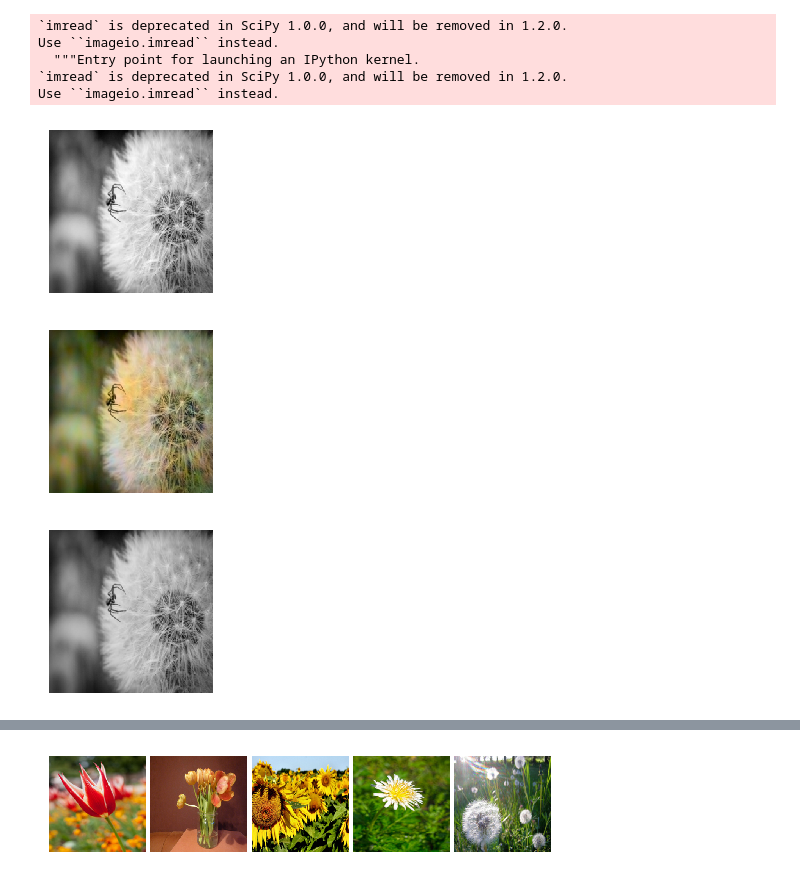
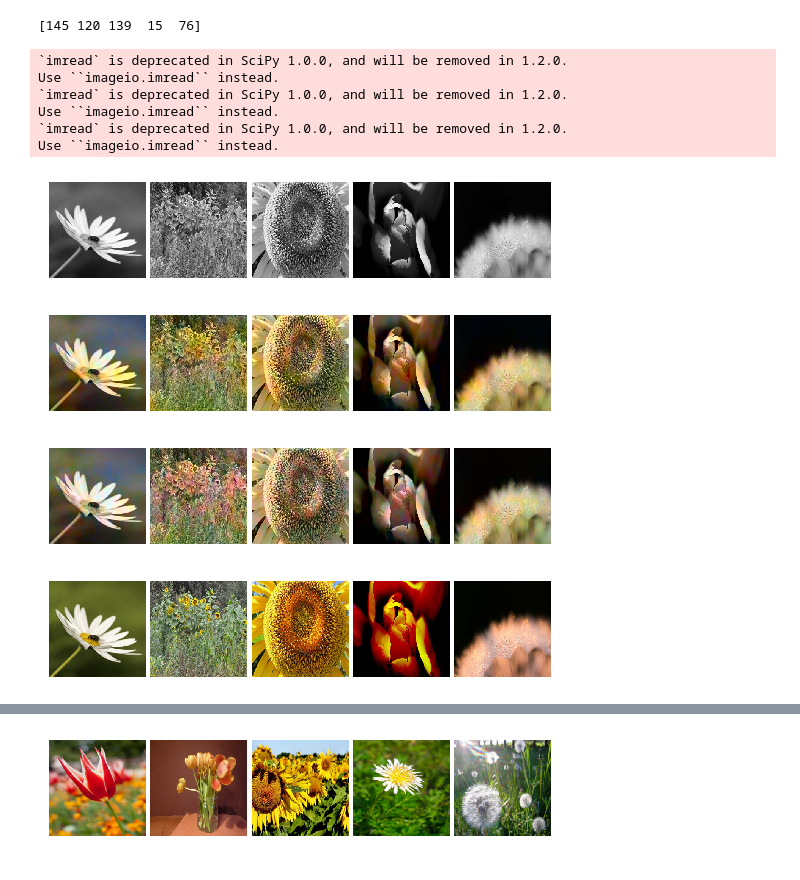
Before and after one commit to zhxy0091/colorization, a Jupyter notebook: compare_image.ipynb, the cells around one changed output, grey strips where cells are left out. Cells and saved outputs as stored; diff of their text form; code cells hidden in the pictures.

Commit message:
update compare image

```diff
--- a/compare_image.ipynb
+++ b/compare_image.ipynb
@@ -13,5 +21,6 @@ from skimage import color
 # %%
-DATA_DIR = 'logs/image_pred'
+DATA_DIR = 'logs/image_pred_no_heatmap'
+HEAT_DATA_DIR = 'logs/image_pred_heatmap'
 IMAGE_SIZE = 256
 BATCH_SIZE = 9
 # %%
@@ -50,12 +78,22 @@ for filename in glob.glob(DATA_DIR+'/*'):
         idx = filename.split("/")[-1].split(".")[0][4:]
         pred_images[idx] = filename
 
-def get_random(count, original_images, pred_images):
+heat_images = {}
+
+for filename in glob.glob(HEAT_DATA_DIR+'/*'):
+    if filename.split("/")[-1][:4]=="pred":
+        idx = filename.split("/")[-1].split(".")[0][4:]
+        heat_images[idx] = filename
+
+def get_random(count, original_images, pred_images, heat_images):
     gt = []
     pred = []
+    heat = []
     no_images = len(original_images)
     idxs = np.random.choice(no_images, count)
+    print(idxs)
     for i in idxs:
         gt.append(misc.imread(original_images[str(i)]))
         pred.append(misc.imread(pred_images[str(i)]))
-    return np.asarray(gt), np.asarray(pred)
+        heat.append(misc.imread(heat_images[str(i)]))
+    return np.asarray(gt), np.asarray(pred), np.asarray(heat)
@@ -62,15 +177,19 @@ def get_random(count, original_images, pred_images):
 # %%
-gt = np.asarray([misc.imread(original_images['215'])])
-pred = np.asarray([misc.imread(pred_images['215'])])
+gt, pred, heat = get_random(5, original_images, pred_images, heat_images)
+
 show_images(gt, True)
 show_images(pred)
+show_images(heat)
 show_images(gt)
 # %% [output]
-`imread` is deprecated in SciPy 1.0.0, and will be removed in 1.2.0.
-Use ``imageio.imread`` instead.
-  """Entry point for launching an IPython kernel.
-`imread` is deprecated in SciPy 1.0.0, and will be removed in 1.2.0.
-Use ``imageio.imread`` instead.
+[145 120 139  15  76]
+`imread` is deprecated in SciPy 1.0.0, and will be removed in 1.2.0.
+Use ``imageio.imread`` instead.
+`imread` is deprecated in SciPy 1.0.0, and will be removed in 1.2.0.
+Use ``imageio.imread`` instead.
+`imread` is deprecated in SciPy 1.0.0, and will be removed in 1.2.0.
+Use ``imageio.imread`` instead.
-[figure, old version]
+[figure, new version]
-[figure, old version]
+[figure, new version]
-[figure, old version]
+[figure, new version]
+[figure, added]
```
Also changed, not shown: parts of 5 cells of this notebook, 2 other files.
